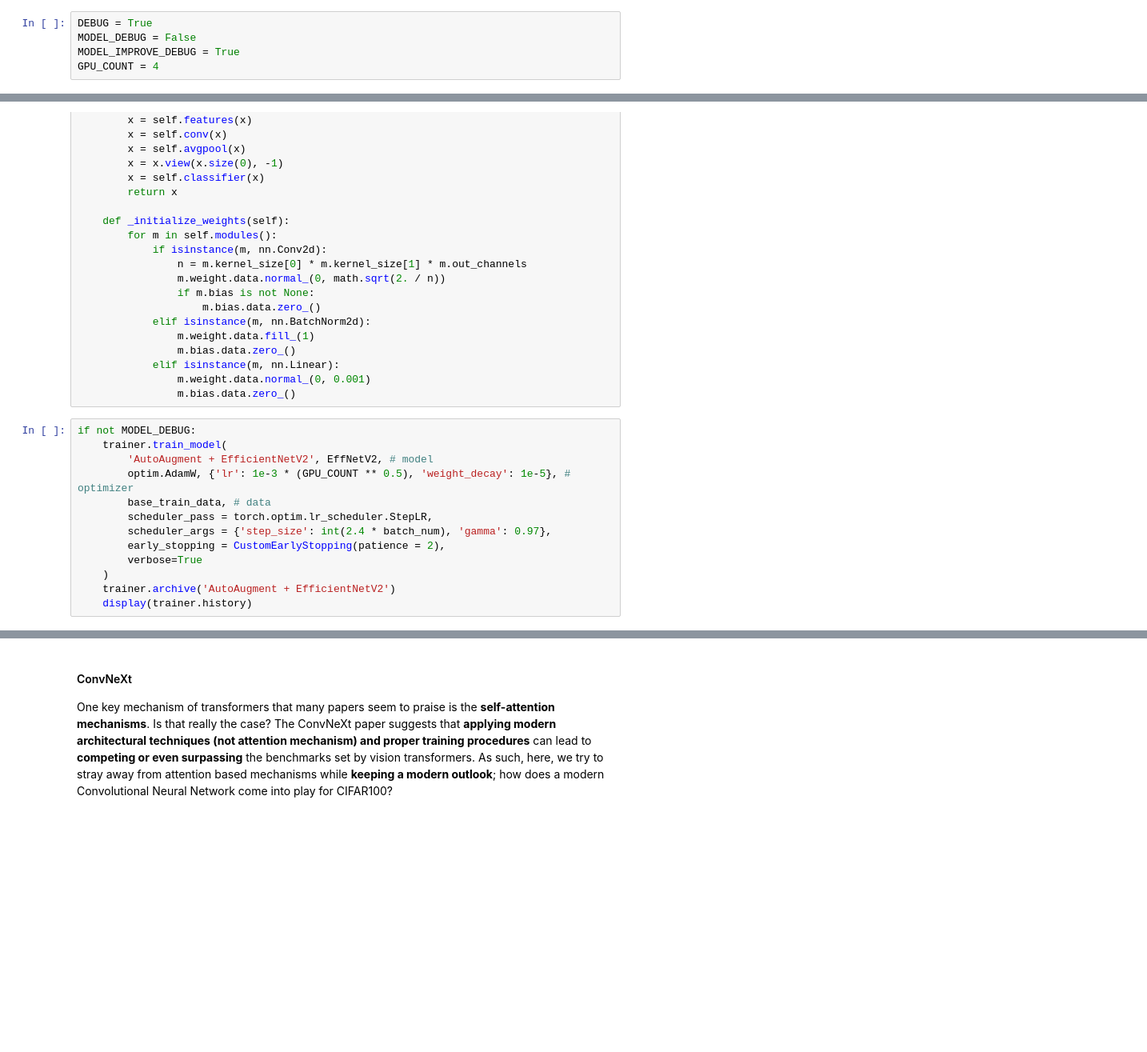
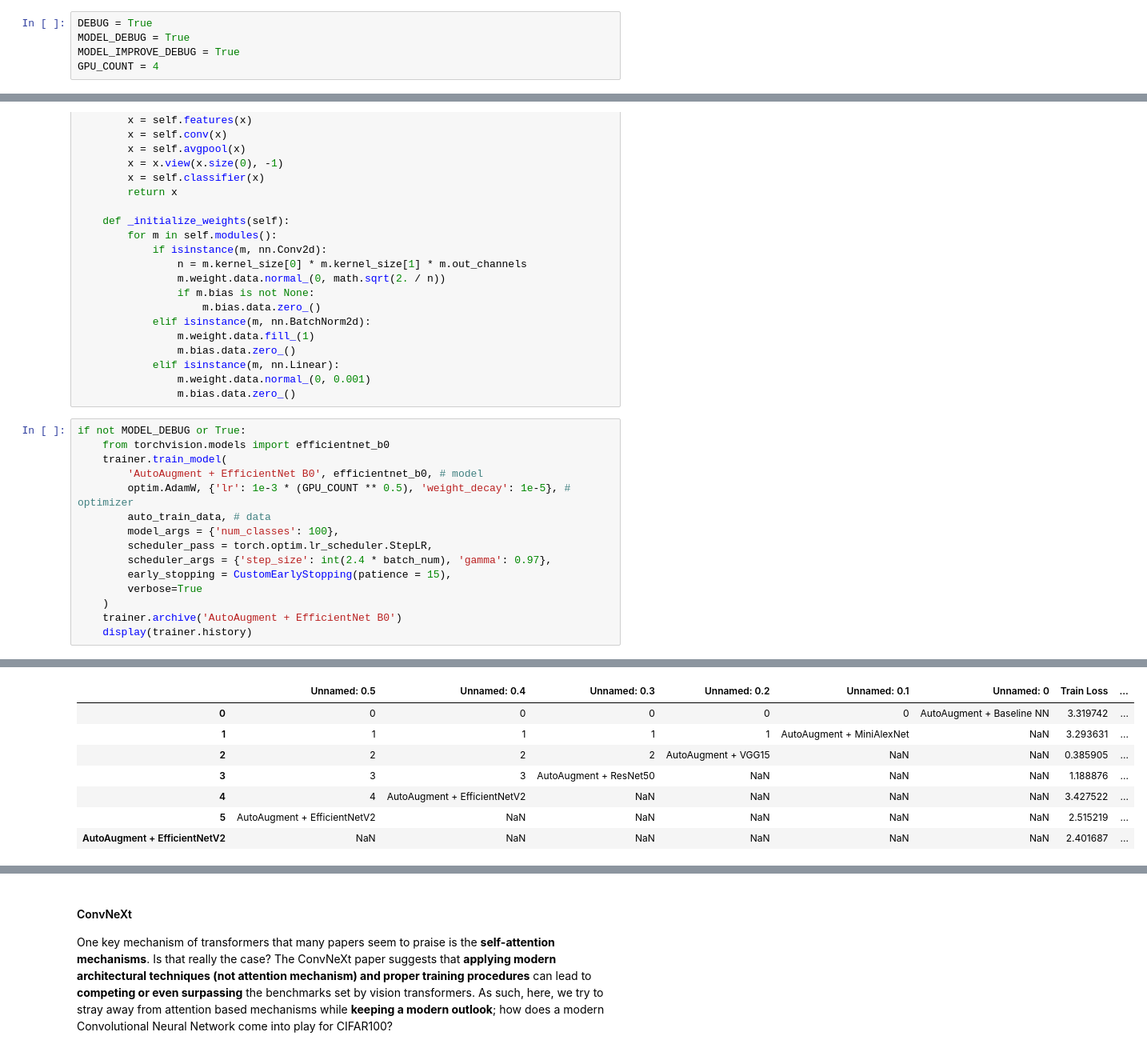
Before and after one commit to kenJPG/CIFAR100, a Jupyter notebook: cifar_100.ipynb, the cells around one changed output, grey strips where cells are left out. Shown at 80% size. Drawn from its saved outputs; the diff is of its cells as text; blank space fills up the shorter version.

```diff
--- a/cifar_100.ipynb
+++ b/cifar_100.ipynb
@@ -1,6 +1,6 @@
 # %%
 DEBUG = True
-MODEL_DEBUG = False
+MODEL_DEBUG = True
 MODEL_IMPROVE_DEBUG = True
 GPU_COUNT = 4
 # %%
@@ -1600,15 +1577,18 @@ class EffNetV2(nn.Module):
                 m.weight.data.normal_(0, 0.001)
                 m.bias.data.zero_()
 # %%
-if not MODEL_DEBUG:
+if not MODEL_DEBUG or True:
+	from torchvision.models import efficientnet_b0
 	trainer.train_model(
-		'AutoAugment + EfficientNetV2', EffNetV2, # model
+		'AutoAugment + EfficientNet B0', efficientnet_b0, # model
 		optim.AdamW, {'lr': 1e-3 * (GPU_COUNT ** 0.5), 'weight_decay': 1e-5}, # optimizer
-		base_train_data, # data
+		auto_train_data, # data
+		model_args = {'num_classes': 100},
 		scheduler_pass = torch.optim.lr_scheduler.StepLR,
 		scheduler_args = {'step_size': int(2.4 * batch_num), 'gamma': 0.97},
-		early_stopping = CustomEarlyStopping(patience = 2),
+		early_stopping = CustomEarlyStopping(patience = 15),
 		verbose=True
 	)
-	trainer.archive('AutoAugment + EfficientNetV2')
+	trainer.archive('AutoAugment + EfficientNet B0')
 	display(trainer.history)
+# %% [output]
@@ -1615,3 +1612,11 @@ if not MODEL_DEBUG:
+|  | Unnamed: 0.5 | Unnamed: 0.4 | Unnamed: 0.3 | Unnamed: 0.2 | Unnamed: 0.1 | Unnamed: 0 | Train Loss | ... |
+| 0 | 0 | 0 | 0 | 0 | 0 | AutoAugment + Baseline NN | 3.319742 | ... |
+| 1 | 1 | 1 | 1 | 1 | AutoAugment + MiniAlexNet | NaN | 3.293631 | ... |
+| 2 | 2 | 2 | 2 | AutoAugment + VGG15 | NaN | NaN | 0.385905 | ... |
+| 3 | 3 | 3 | AutoAugment + ResNet50 | NaN | NaN | NaN | 1.188876 | ... |
+| 4 | 4 | AutoAugment + EfficientNetV2 | NaN | NaN | NaN | NaN | 3.427522 | ... |
+| 5 | AutoAugment + EfficientNetV2 | NaN | NaN | NaN | NaN | NaN | 2.515219 | ... |
+| AutoAugment + EfficientNetV2 | NaN | NaN | NaN | NaN | NaN | NaN | 2.401687 | ... |
 # %% [markdown]
 #### AutoAugment + Convolutional Vision Transformers
 Vision Transformers have taken over SOTA results, beating previous benchmarks. However, there is a key problem with traditional ViT, in that <strong>the token embedding layer from the image to embedding vectors is linear.</strong> To account for positional information, ViT <strong>adds on positional encodings</strong> to the linear embeddings, before passing it on to projection and then to the Multi-Head Self Attention (MHSA) mechanism. (Dosovitskiy et al., 2020)
```
Also changed, not shown: parts of 12 cells of this notebook, 6 other files.
